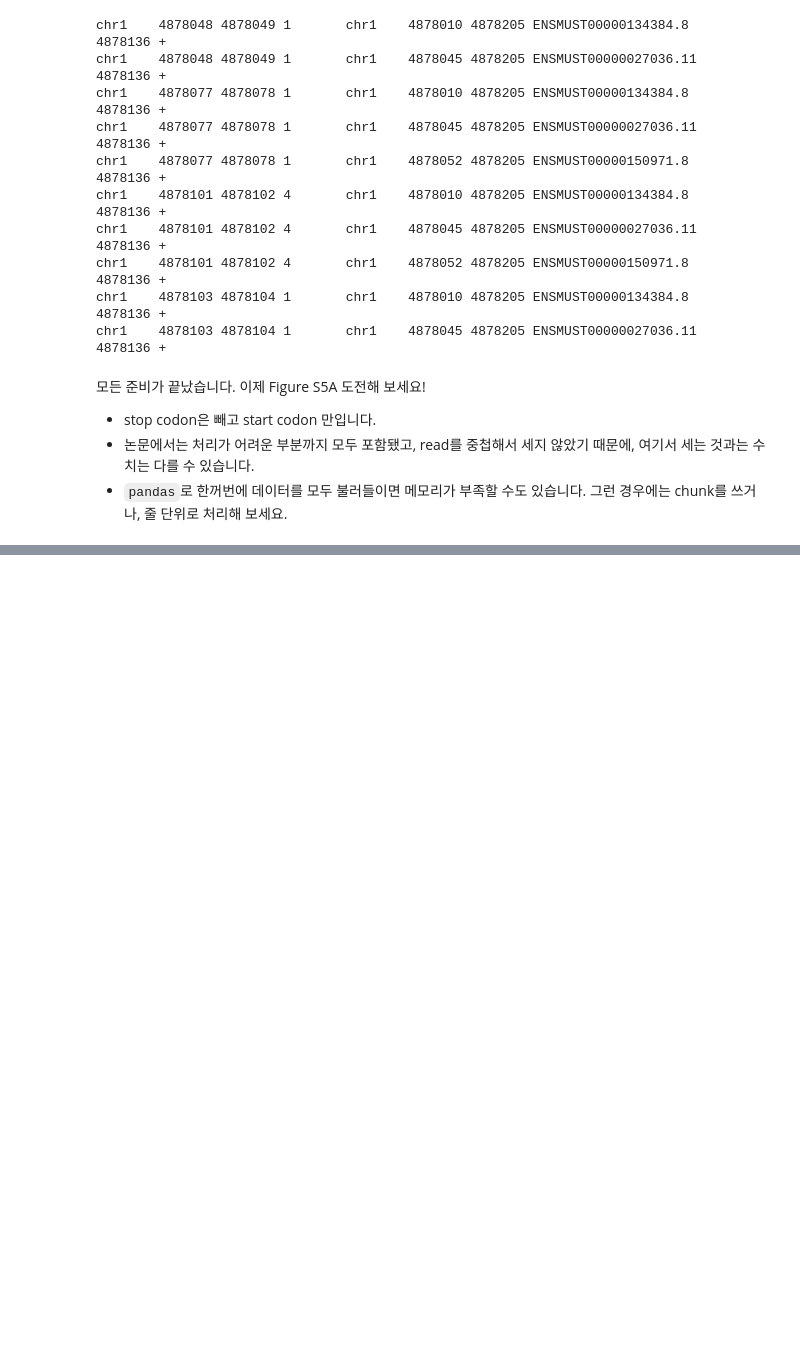
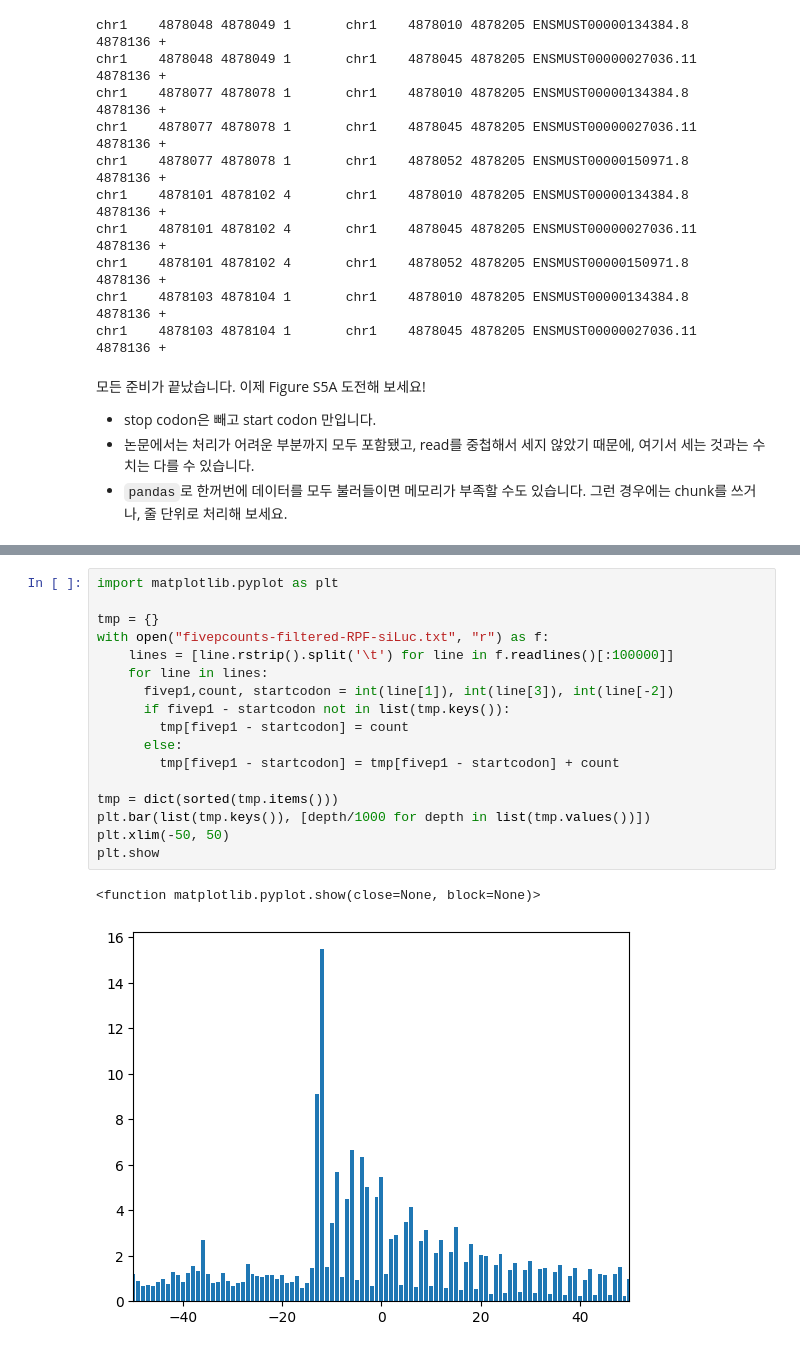
Before and after one commit to moobeom/SNU_bioinfo1, a Jupyter notebook: guided_mission/CoLab_TermProj_2024_2.ipynb, the cells around one changed output, grey strips where cells are left out. Cells and saved outputs as stored; diff of their text form; blank space fills up the shorter version.

Commit message:
Replicate Figure S5A: first trial

```diff
--- a/guided_mission/CoLab_TermProj_2024_2.ipynb
+++ b/guided_mission/CoLab_TermProj_2024_2.ipynb
@@ -310,0 +298,20 @@ chr1    4878103 4878104 1       chr1    4878045 4878205 ENSMUST00000027036.11
+# %%
+import matplotlib.pyplot as plt
+
+tmp = {}
+with open("fivepcounts-filtered-RPF-siLuc.txt", "r") as f:
+    lines = [line.rstrip().split('\t') for line in f.readlines()[:100000]]
+    for line in lines:
+      fivep1,count, startcodon = int(line[1]), int(line[3]), int(line[-2])
+      if fivep1 - startcodon not in list(tmp.keys()):
+        tmp[fivep1 - startcodon] = count
+      else:
+        tmp[fivep1 - startcodon] = tmp[fivep1 - startcodon] + count
+
+tmp = dict(sorted(tmp.items()))
+plt.bar(list(tmp.keys()), [depth/1000 for depth in list(tmp.values())])
+plt.xlim(-50, 50)
+plt.show
+# %% [output]
+<function matplotlib.pyplot.show(close=None, block=None)>
+[figure, added]
```
Also changed, not shown: parts of 2 cells of this notebook.
